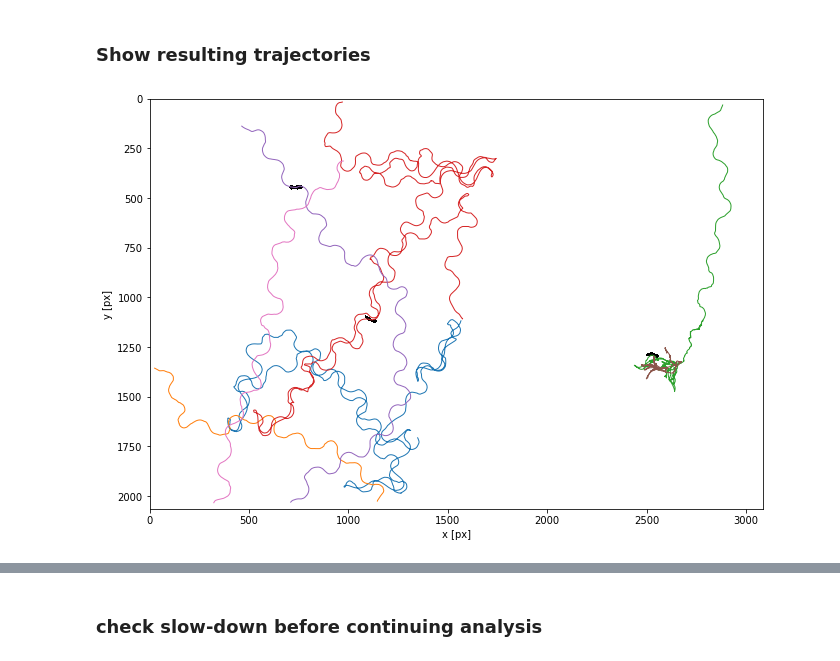
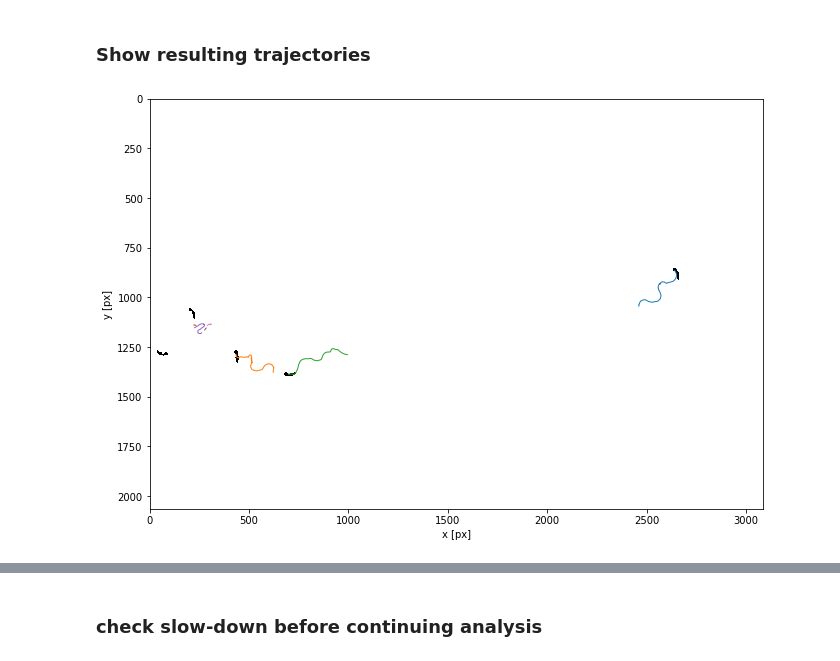
Before and after one commit to scholz-lab/PharaGlow, a Jupyter notebook: notebooks/RunningPharaglowParallel-MV.ipynb, the cells around one changed output, grey strips where cells are left out. Saved outputs shown, nothing was run; the diff lists cells and outputs as text; code cells hidden in the pictures.

```diff
--- a/notebooks/RunningPharaglowParallel-MV.ipynb
+++ b/notebooks/RunningPharaglowParallel-MV.ipynb
@@ -20,14 +21,17 @@ from pharaglow import tracking, run, features, util
 # %%
 %%time
 # io
-fname = "/media/scholz_la/hd3/20200221_NZ0036/*.tiff"
+path = "/media/scholz_la/hd2/Nicolina/Nicolina/"
+movie = "20200319_NZ0040"
+fname = os.path.join(path,movie,"*.tiff")
 parameterfile = "/home/scholz_la/Desktop/pumping/PharaGlow/pharaglow_parameters_mks.txt"
-outfile = "/media/scholz_la/hd3/NZ0036_analyzed/20200221_NZ0036_{}_{}.json"
-lawnfile ='/media/scholz_la/hd2/Nicolina/Nicolina/Lawns/NZ0036_lawn.tiff'
+outfile = os.path.join(path,movie+"_{}_{}.json")
+print(outfile)
+lawnfile ='/media/scholz_la/hd2/Nicolina/Nicolina/Lawns/NZ0040_lawn.bmp'
 
 print('Starting pharaglow analysis...')
 rawframes = pims.open(fname)
-rawframes = rawframes[:]
+rawframes = rawframes[:500]
 
 print('Loading parameters from {}'.format(parameterfile.split('/')[-2:]))
 with open(parameterfile) as f:
@@ -62,6 +73,6 @@ plt.imshow(binLawn)
 print('Binarizing images')
 masks = tracking.calculateMask(rawframes, minSize = param['minSize'], bgWindow = param['bgWindow']
                                , thresholdWindow = param['thresholdWindow'], smooth =  param['smooth'],
-                               subtract =  param['subtract'], dilate =3 , tfactor=0.9)
+                               subtract =  param['subtract'], dilate =1 , tfactor=0.5)
 # %% [output]
 Binarizing images
@@ -203,14 +227,16 @@ trajectories['image'].replace([None], np.nan, inplace=True)
 %%time
 print('Fill in missing images')
 from pharaglow import tracking, run, features
+# interpolate the shape parameter
+
 trajectories[['image']] = trajectories.apply(\
        lambda row: pd.Series(tracking.fillMissingImages(rawframes, row['frame'], row['x'], row['y'],\
-                                               length=param['length'], size=param['watershed'])) if np.all(np.isnan(row['image'])) else row['image'], axis=1)
+                                               lengthX=row['shapeX'],lengthY=row['shapeY'], size=param['watershed'])) if np.all(np.isnan(row['image'])) else row['image'], axis=1)
 trajectories[['diffI']] = trajectories.apply(\
         lambda row: pd.Series(tracking.fillMissingDifferenceImages(rawframes, row['frame'], row['x'], row['y'],\
-                                                length=param['length'], size=param['watershed'])) if np.all(np.isnan(row['diffI'])) else row['diffI'], axis=1)
+                                                lengthX=row['shapeX'],lengthY=row['shapeY'], size=param['watershed'])) if np.all(np.isnan(row['diffI'])) else row['diffI'], axis=1)
 trajectories[['diffI']] = trajectories.apply(\
         lambda row: pd.Series(tracking.fillMissingDifferenceImages(rawframes, row['frame'], row['x'], row['y'],\
-                                                length=param['length'], size=param['watershed'])) if np.sum((row['diffI']))==0 else row['diffI'], axis=1)
+                                                lengthX=row['shapeX'],lengthY=row['shapeY'], size=param['watershed'])) if np.sum((row['diffI']))==0 else row['diffI'], axis=1)
 # %% [output]
 Fill in missing images
@@ -234,6 +260,6 @@ Wall time: 2.68 s
 ### Show resulting trajectories
 # %%
 plt.figure(figsize=(11,11))
-tp.plot_traj(trajectories, superimpose=1-masks[4100]);
+tp.plot_traj(trajectories, superimpose=1-masks[10]);
 # %% [output]
-[figure, old version]
+[figure, new version]
```
Also changed, not shown: parts of 22 cells of this notebook, 3 other files.
